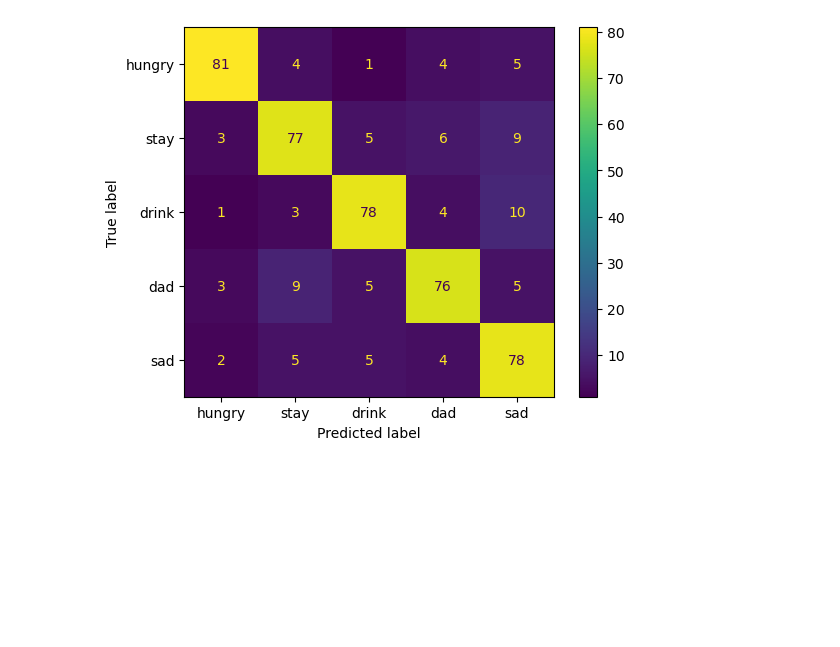
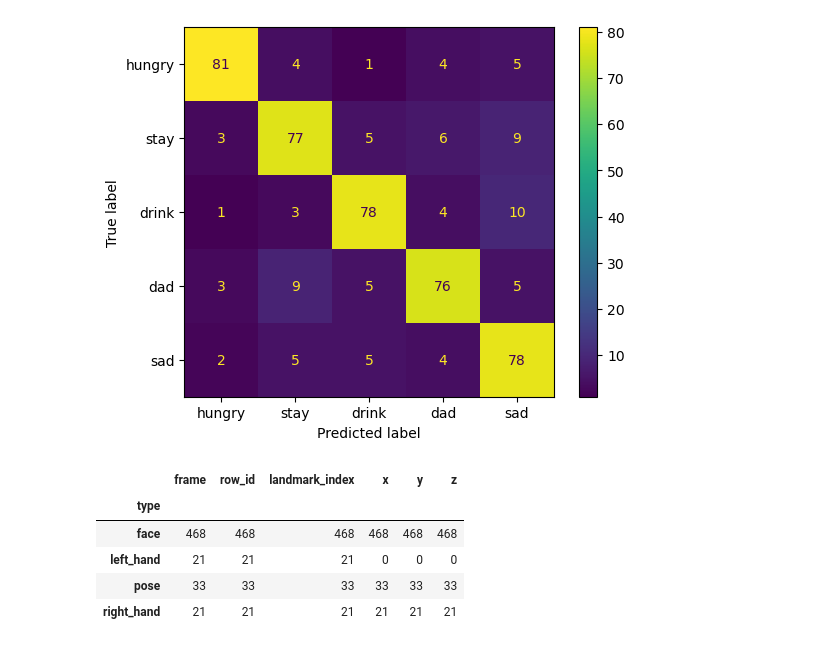
Before and after one commit to alexanderdaffara/AmericanSignLanguage_Classifier, a Jupyter notebook: Models.ipynb, the cells around one changed output. Cells and saved outputs as stored; diff of their text form; code cells hidden in the pictures; blank space fills up the shorter version.

```diff
--- a/models/Models.ipynb
+++ b/Models.ipynb
@@ -438,3 +485,13 @@ Score: 0.8074534161490683
 weighted avg       0.81      0.81      0.81       483
 <sklearn.metrics._plot.confusion_matrix.ConfusionMatrixDisplay at 0x...>
 [figure]
+# %%
+df = pd.read_parquet('data/1005995721.parquet')
+df.loc[df.frame == 22].groupby('type').count()
+# %% [output]
+|  | frame | row_id | landmark_index | x | y | z |
+| type |  |  |  |  |  |  |
+| face | 468 | 468 | 468 | 468 | 468 | 468 |
+| left_hand | 21 | 21 | 21 | 0 | 0 | 0 |
+| pose | 33 | 33 | 33 | 33 | 33 | 33 |
+| right_hand | 21 | 21 | 21 | 21 | 21 | 21 |
```
Also changed, not shown: parts of 10 cells of this notebook, 2 other files.
